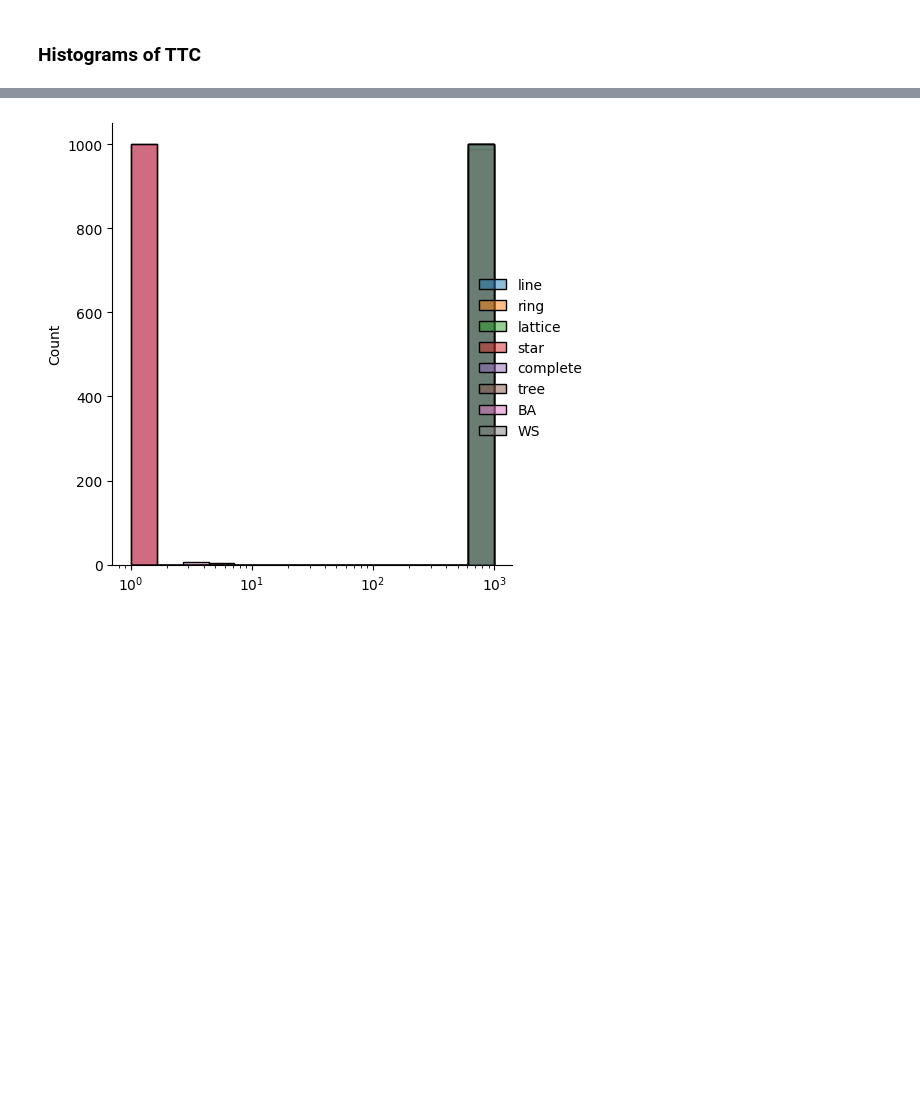
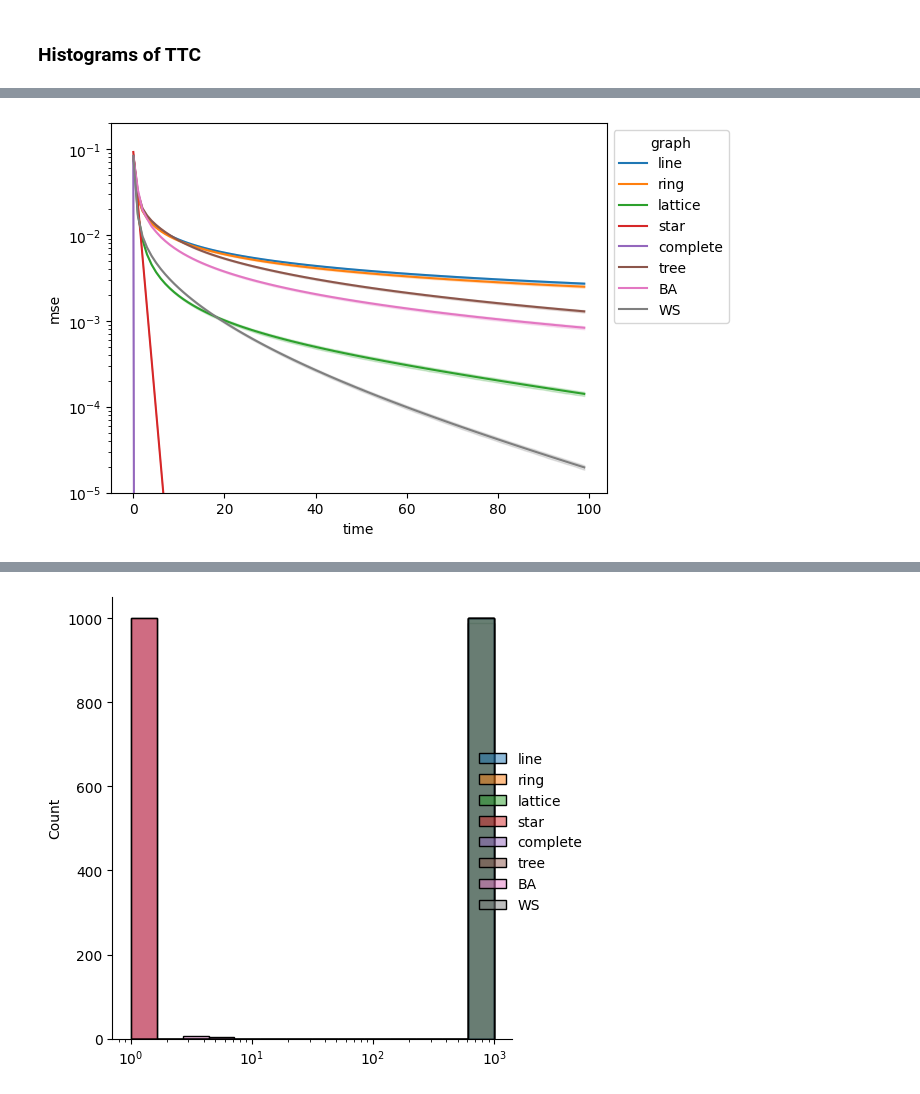
Before and after one commit to b-cho/graph-consensus, a Jupyter notebook: main.ipynb, the cells around one changed output, grey strips where cells are left out. Cells and saved outputs as stored; diff of their text form; code cells hidden in the pictures; blank space fills up the shorter version.

Commit message:
Add proof-informed MSE-based evaluation metric and new plots

```diff
--- a/main.ipynb
+++ b/main.ipynb
@@ -160,0 +237,9 @@ t_tree_w = [time_to_convergence_weighted(g_tree) for _ in tqdm(range(trials))]
+# %%
+mses_line_uw = get_mses_unweighted(g_line)
+mses_ring_uw = get_mses_unweighted(g_ring)
+mses_lattice_uw = get_mses_unweighted(g_lattice)
+mses_star_uw = get_mses_unweighted(g_star)
+mses_complete_uw = get_mses_unweighted(g_complete)
+mses_ba_uw = get_mses_unweighted(g_ba)
+mses_ws_uw = get_mses_unweighted(g_ws)
+mses_tree_uw = get_mses_unweighted(g_tree)
@@ -182,0 +286,27 @@ for t, l in zip(hist_uw._legend.texts, labels):
+# %%
+def df_to_pairs(df):
+    pairs = []
+    for _, data in df.iterrows():
+        for index, value in enumerate(data):
+            pairs.append((index, value))
+
+    return np.array(pairs).T.tolist()
+
+mses_line_uw_df = df_to_pairs(pd.DataFrame(mses_line_uw))
+mses_ring_uw_df = df_to_pairs(pd.DataFrame(mses_ring_uw))
+mses_lattice_uw_df = df_to_pairs(pd.DataFrame(mses_lattice_uw))
+mses_star_uw_df = df_to_pairs(pd.DataFrame(mses_star_uw))
+mses_complete_uw_df = df_to_pairs(pd.DataFrame(mses_complete_uw))
+mses_tree_uw_df = df_to_pairs(pd.DataFrame(mses_tree_uw))
+mses_ba_uw_df = df_to_pairs(pd.DataFrame(mses_ba_uw))
+mses_ws_uw_df = df_to_pairs(pd.DataFrame(mses_ws_uw))
+
+df_length = mses_time * trials
+
+lp_uw_df = pd.DataFrame({
+    "time": mses_line_uw_df[0] * 8,
+    "mse": mses_line_uw_df[1] + mses_ring_uw_df[1] + mses_lattice_uw_df[1] + mses_star_uw_df[1] + mses_complete_uw_df[1] + mses_tree_uw_df[1] + mses_ba_uw_df[1] + mses_ws_uw_df[1],
+    "graph": ["line"] * df_length + ["ring"] * df_length + ["lattice"] * df_length + ["star"] * df_length + ["complete"] * df_length + ["tree"] * df_length + ["BA"] * df_length + ["WS"] * df_length
+})
+
+lp_uw_df
@@ -183,3 +327,11 @@ for t, l in zip(hist_uw._legend.texts, labels):
+# %%
+line_uw = sns.lineplot(data=lp_uw_df, x="time", y="mse", errorbar=("ci", 95), hue="graph")
+# line_uw.set(xscale='log')
+line_uw.set(yscale='log')
+line_uw.set(ylim=(10e-6,2e-1))
+sns.move_legend(line_uw, "upper left", bbox_to_anchor=(1, 1))
+# %% [output]
+[figure, added]
 # %%
 hist_w = sns.displot([t_line_w, t_ring_w, t_lattice_w, t_star_w, t_complete_w, t_tree_w, t_ba_w, t_ws_w], log_scale=True)
 
```
Also changed, not shown: parts of 27 cells of this notebook.
